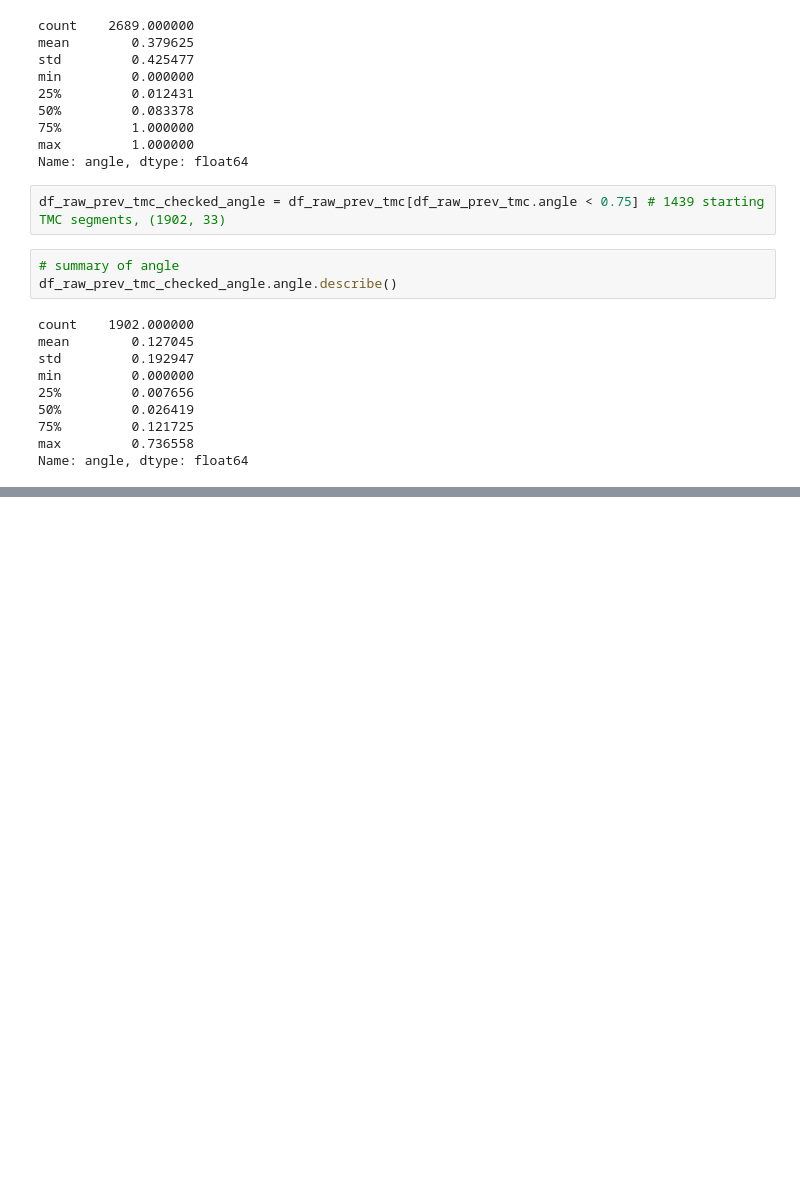
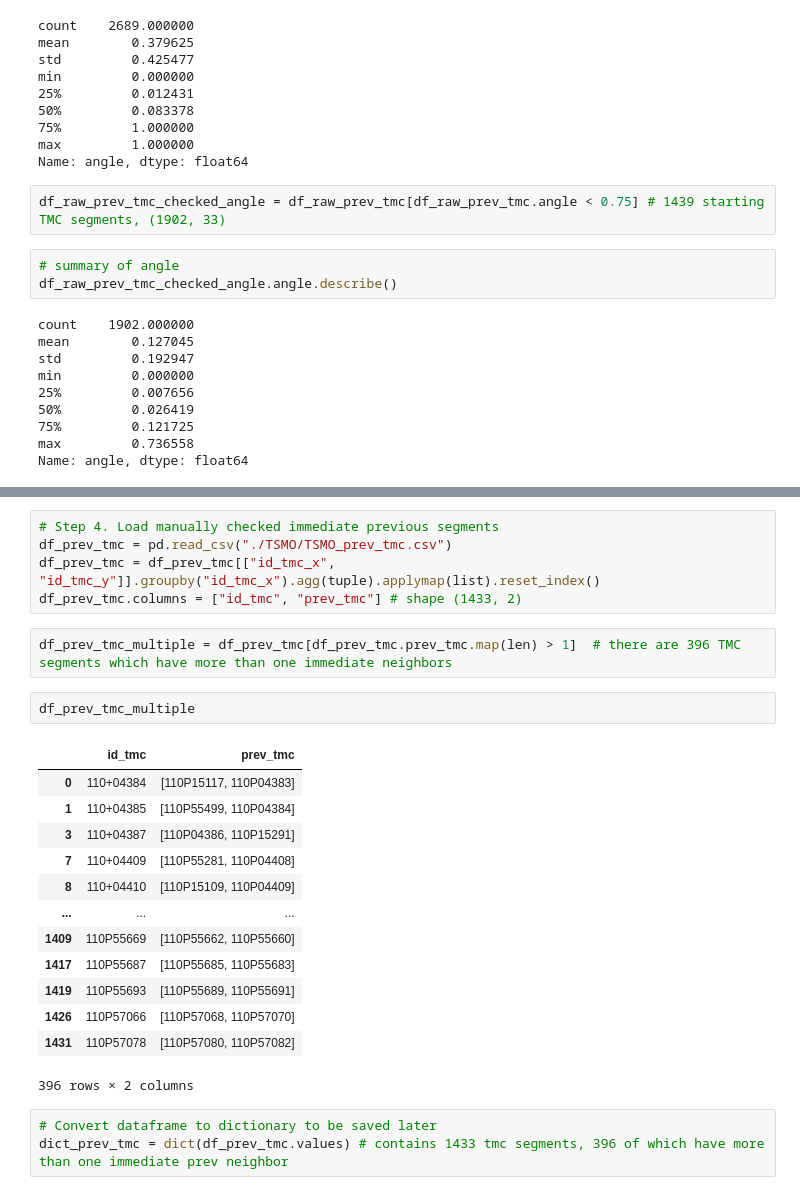
Before and after one commit to HaoWoo96/Traffic-Prediction, a Jupyter notebook: data_processing/TSMO/geoprocess_neighbors.ipynb, the cells around one changed output, grey strips where cells are left out. Cells and saved outputs as stored; diff of their text form; blank space fills up the shorter version.

```diff
--- a/data_processing/TSMO/geoprocess_neighbors.ipynb
+++ b/data_processing/TSMO/geoprocess_neighbors.ipynb
@@ -149,3 +137,29 @@ df_raw_prev_tmc_checked_angle.to_csv("./TSMO/raw_prev_tmc_TSMO.csv", index=False
 # I have decided not to auto-check direction, but manually chceck directions, as there are cases where neighbors can have opposite directions.
 # df_raw_prev_tmc["direction_matchness"] = df_raw_prev_tmc.apply(lambda x: check_direction(x.direction_x, x.direction_y), axis=1)
 # df_raw_prev_tmc = df_raw_prev_tmc[df_raw_prev_tmc.direction_matchness == 1].reset_index(drop=True) # includes 884 TMC segments, shape (1131, 34)
+# %%
+# Step 4. Load manually checked immediate previous segments
+df_prev_tmc = pd.read_csv("./TSMO/TSMO_prev_tmc.csv")
+df_prev_tmc = df_prev_tmc[["id_tmc_x", "id_tmc_y"]].groupby("id_tmc_x").agg(tuple).applymap(list).reset_index()
+df_prev_tmc.columns = ["id_tmc", "prev_tmc"] # shape (1433, 2)
+# %%
+df_prev_tmc_multiple = df_prev_tmc[df_prev_tmc.prev_tmc.map(len) > 1]  # there are 396 TMC segments which have more than one immediate neighbors
+# %%
+df_prev_tmc_multiple
+# %% [output]
+|  | id_tmc | prev_tmc |
+| 0 | 110+04384 | [110P15117, 110P04383] |
+| 1 | 110+04385 | [110P55499, 110P04384] |
+| 3 | 110+04387 | [110P04386, 110P15291] |
+| 7 | 110+04409 | [110P55281, 110P04408] |
+| 8 | 110+04410 | [110P15109, 110P04409] |
+| ... | ... | ... |
+| 1409 | 110P55669 | [110P55662, 110P55660] |
+| 1417 | 110P55687 | [110P55685, 110P55683] |
+| 1419 | 110P55693 | [110P55689, 110P55691] |
+| 1426 | 110P57066 | [110P57068, 110P57070] |
+| 1431 | 110P57078 | [110P57080, 110P57082] |
+396 rows × 2 columns
+# %%
+# Convert dataframe to dictionary to be saved later
+dict_prev_tmc = dict(df_prev_tmc.values) # contains 1433 tmc segments, 396 of which have more than one immediate prev neighbor
```
Also changed, not shown: parts of 20 cells of this notebook, 4 other files.
